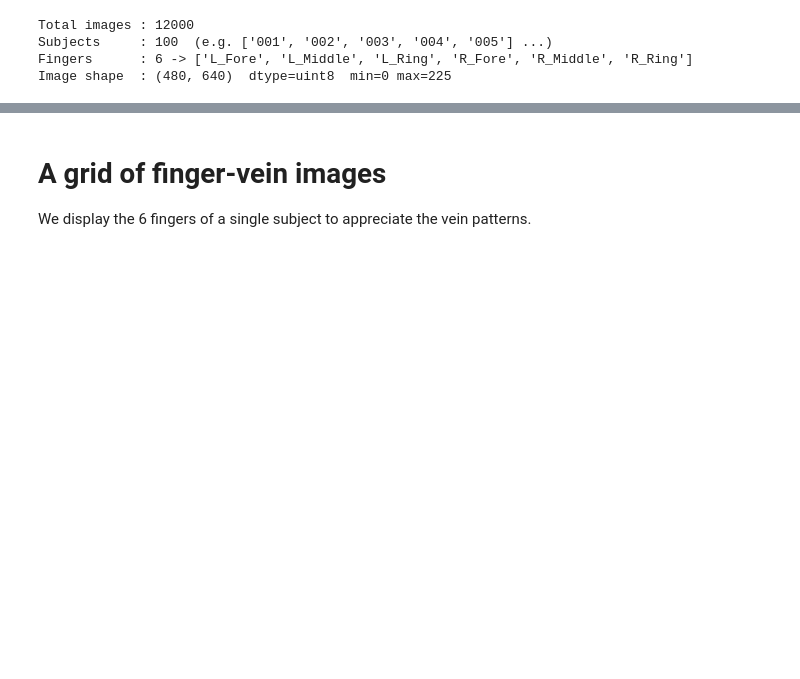
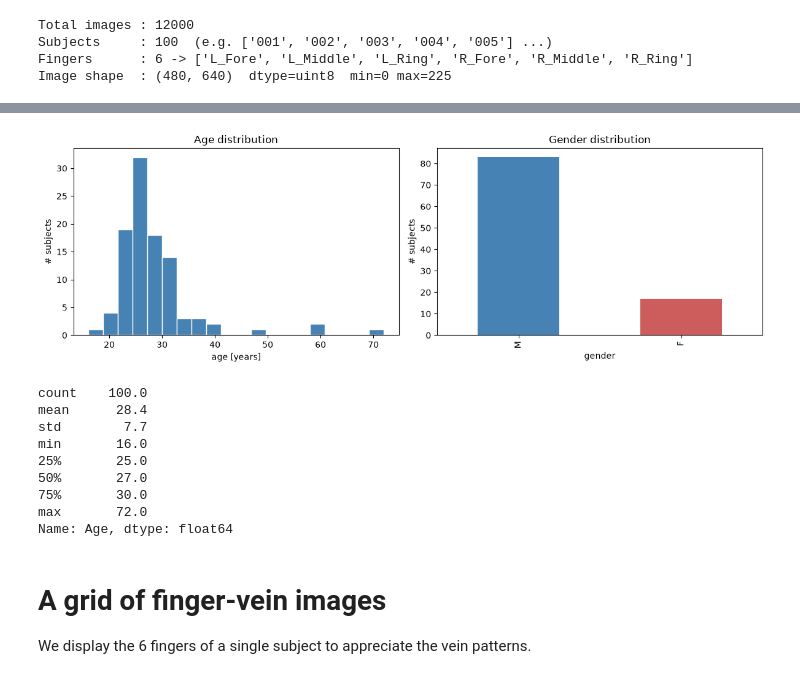
Before and after one commit to muni106/PPG_FingerVein_age_detection, a Jupyter notebook: notebooks/01_fingervein_exploration.ipynb, the cells around one changed output, grey strips where cells are left out. Cells and saved outputs as stored; diff of their text form; code cells hidden in the pictures; blank space fills up the shorter version.

```diff
--- a/notebooks/01_fingervein_exploration.ipynb
+++ b/notebooks/01_fingervein_exploration.ipynb
@@ -84,0 +85,30 @@ Image shape  : (480, 640)  dtype=uint8  min=0 max=225
+# %%
+def load_subject_info(zip_path):
+    """Parse the 100-row 'Information table' from the description PDF inside the archive."""
+    with zipfile.ZipFile(zip_path) as z:
+        pdf_name = next(n for n in z.namelist() if n.lower().endswith('.pdf'))
+        reader = PdfReader(io.BytesIO(z.read(pdf_name)))
+    text = '\n'.join((page.extract_text() or '') for page in reader.pages)
+
+    rows = []
+    for line in text.splitlines():
+        toks = line.split()
+        # a data row starts with: <order:int> <age:int> ...
+        if len(toks) >= 4 and toks[0].isdigit() and toks[1].isdigit():
+            gi = next((i for i, t in enumerate(toks[2:], 2) if t in ('M', 'F')), None)
+            if gi is None:
+                continue
+            rows.append({
+                'Order': int(toks[0]),
+                'Subject': f'{int(toks[0]):03d}',          # matches the image folders
+                'Age': int(toks[1]),
+                'Nationality': ' '.join(toks[2:gi]),
+                'Gender': toks[gi],
+                'Blood type': ' '.join(toks[gi + 1:]) or None,
+            })
+    return pd.DataFrame(rows).sort_values('Order').reset_index(drop=True)
+
+
+info = load_subject_info(FV_ZIP)
+print('subjects:', len(info))
+info.head()
@@ -85,3 +126,29 @@ Image shape  : (480, 640)  dtype=uint8  min=0 max=225
+# %%
+fig, (ax1, ax2) = plt.subplots(1, 2, figsize=(12, 4))
+ax1.hist(info['Age'], bins=20, color='steelblue', edgecolor='white')
+ax1.set_title('Age distribution')
+ax1.set_xlabel('age [years]')
+ax1.set_ylabel('# subjects')
+
+info['Gender'].value_counts().plot.bar(ax=ax2, color=['steelblue', 'indianred'])
+ax2.set_title('Gender distribution')
+ax2.set_xlabel('gender')
+ax2.set_ylabel('# subjects')
+plt.tight_layout()
+plt.show()
+
+print(info['Age'].describe().round(1))
+# %% [output]
+[figure, added]
+count    100.0
+mean      28.4
+std        7.7
+min       16.0
+25%       25.0
+50%       27.0
+75%       30.0
+max       72.0
+Name: Age, dtype: float64
 # %% [markdown]
 # **A grid of finger-vein images**
 We display the 6 fingers of a single subject to appreciate the vein patterns.
```
Also changed, not shown: parts of 8 cells of this notebook, 26 other files.
